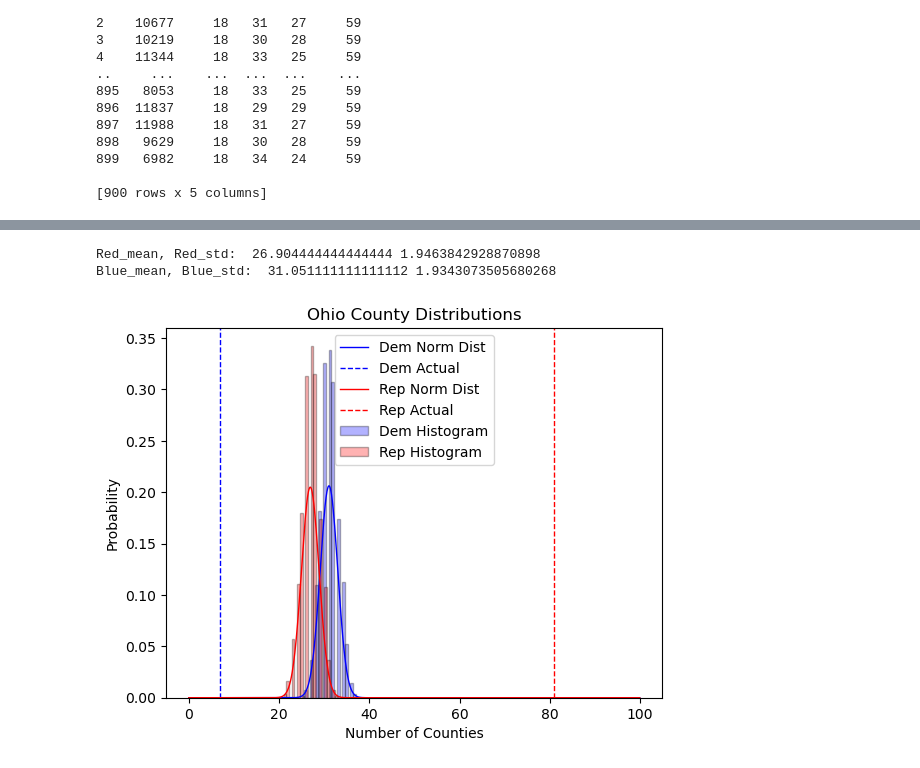
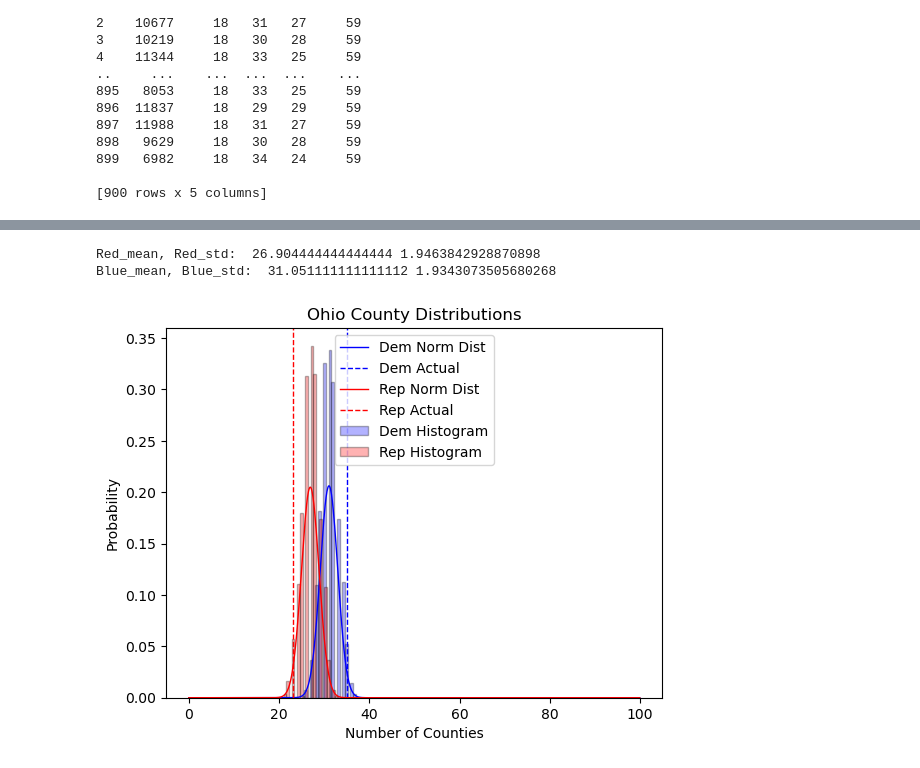
Before and after one commit to Extr1n/CSDS133-final-Gerrymandering, a Jupyter notebook: import_data.ipynb, the cells around one changed output, grey strips where cells are left out. Drawn from its saved outputs; the diff is of its cells as text; code cells hidden in the pictures.

Commit message:
fix actual data

```diff
--- a/import_data.ipynb
+++ b/import_data.ipynb
@@ -189,21 +232,22 @@ con = activateCon()
 cur = con.cursor()
 
 ids = {
-    1: 'Ohio 30x30',
-    9: 'Wisconsin 30x30',
-    10: 'Nevada 30x30',
-    11: 'Arizona 30x30',
-    12: 'Wisconsin 30x30',
-    13: 'Pennsylvania 30x30',
-    14: 'Pennsylvania 30x30',
-    15: 'Illinois 30x30',
-    16: 'Kansas 30x30',
-    17: 'California 30x30',
-    18: 'California 30x30',
-    19: 'Texas 30x30'
+    1: 39, # Ohio 30x30
+    9: 55, # Wisconsin 30x30
+    10: 32, # Nevada 30x30
+    11: 4, # Arizona 30x30
+    12: 55, # Wisconsin 30x30
+    13: 42, # Pennsylvania 30x30
+    14: 42, # Pennsylvania 30x30
+    15: 17, # Illinois 30x30
+    16: 20, # Kansas 30x30
+    17: 6, # California 30x30
+    18: 6, # California 30x30
+    19: 8 # Texas 30x30
 }
 
 id = 18
+state_num = ids[id]
 data = pd.DataFrame(cur.execute("select * from results where resid = %(id)s;", {'id': id}).fetchall())
 data = data.set_axis(['runid', 'resid', 'dem', 'rep', 'total'], axis=1)
 print(data)
@@ -268,31 +272,31 @@ con.close()
 # %%
 x_axis = np.arange(0, 100, 0.1)
 bins = 20
 
 blue_mean = data["dem"].mean()
 blue_std = data["dem"].std()
-actual_blue= 7    # placeholder
+actual_blue= stateinfo[stateinfo['state']==state_num]['dem'].iloc[0]    # placeholder
 
 red_mean = data["rep"].mean()
 red_std = data["rep"].std()
-actual_red= 81    # placeholder
+actual_red= stateinfo[stateinfo['state']==state_num]['rep'].iloc[0]    # placeholder
 
 print("Red_mean, Red_std: ", red_mean, red_std)
 print("Blue_mean, Blue_std: ", blue_mean, blue_std)
 
 #combined plot
 plt.hist(data["dem"], bins=bins, color='b', density=True, alpha=0.3, edgecolor='black')
 plt.hist(data["rep"], bins=bins, color='r', density=True, alpha=0.3, edgecolor='black')
 plt.plot(x_axis, norm.pdf(x_axis, loc=data["dem"].mean(), scale=data["dem"].std()), color='b', linewidth=1)
 plt.axvline(x=actual_blue, color='b', linestyle='dashed', linewidth=1)
 plt.plot(x_axis, norm.pdf(x_axis, loc=data["rep"].mean(), scale=data["rep"].std()), color='r', linewidth=1)
 plt.axvline(x=actual_red, color='r', linestyle='dashed', linewidth=1)
 plt.title("Ohio County Distributions")
 plt.xlabel("Number of Counties")
 plt.ylabel("Probability")
 plt.legend(["Dem Norm Dist", "Dem Actual", "Rep Norm Dist", "Rep Actual", "Dem Histogram", "Rep Histogram"], loc="upper center")
 plt.show()
 # %% [output]
 Red_mean, Red_std:  26.904444444444444 1.9463842928870898
 Blue_mean, Blue_std:  31.051111111111112 1.9343073505680268
-[figure, old version]
+[figure, new version]
```
Also changed, not shown: parts of 3 cells of this notebook.
